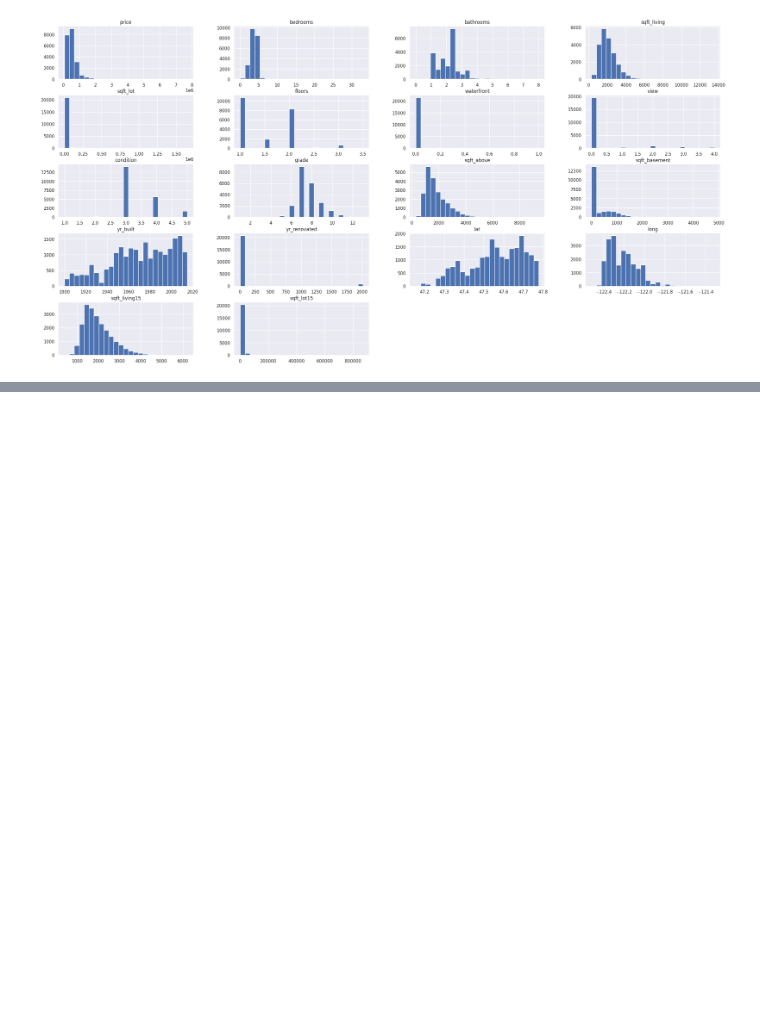
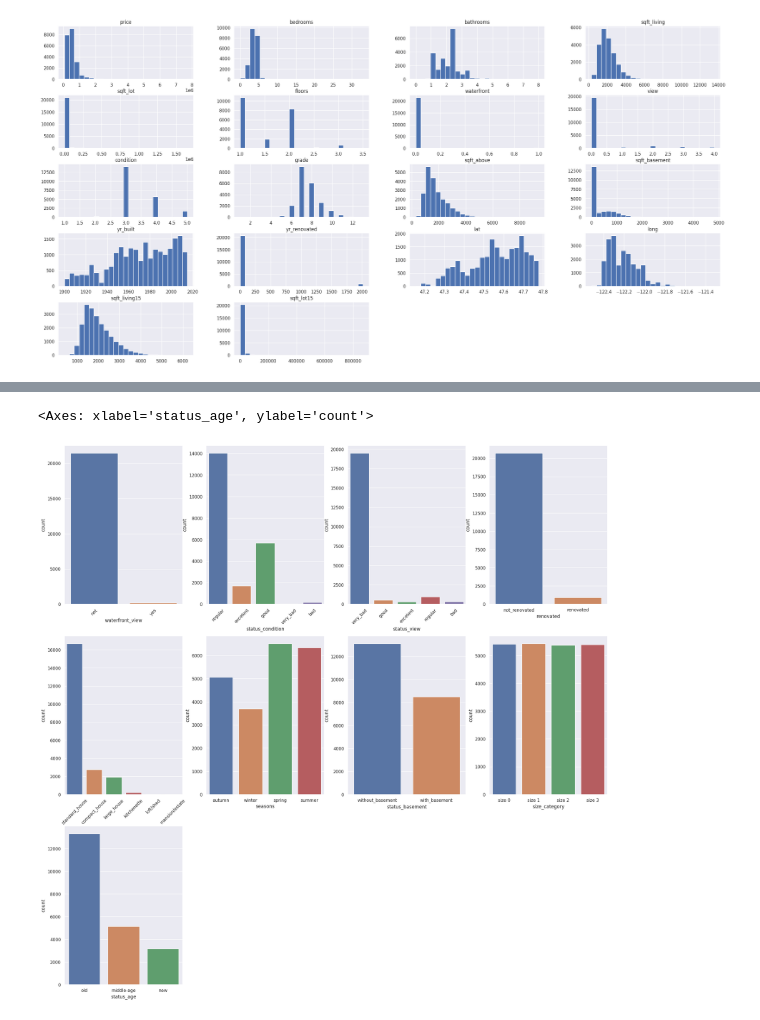
Before and after one commit to Mat004/house_rocket_new, a Jupyter notebook: House Rocket - EDA.ipynb, the cells around one changed output, grey strips where cells are left out. Drawn from its saved outputs; the diff is of its cells as text; code cells hidden in the pictures; blank space fills up the shorter version.

```diff
--- a/House Rocket - EDA.ipynb
+++ b/House Rocket - EDA.ipynb
@@ -333,0 +355,36 @@ plt.show()
+# %%
+plt.figure(figsize=(25,25))
+
+plt.subplot(3,4,1)
+sns.countplot(df3, x='waterfront_view', hue='waterfront_view')
+plt.xticks(rotation=45)
+
+plt.subplot(3,4,2)
+sns.countplot(df3, x='status_condition', hue='status_condition')
+plt.xticks(rotation=45)
+
+plt.subplot(3,4,3)
+sns.countplot(df3, x='status_view', hue='status_view')
+plt.xticks(rotation=45)
+
+plt.subplot(3,4,4)
+sns.countplot(df3, x='renovated', hue='renovated')
+
+plt.subplot(3,4,5)
+sns.countplot(df3, x='property_type', hue='property_type')
+plt.xticks(rotation=45)
+
+plt.subplot(3,4,6)
+sns.countplot(df3, x='seasons', hue='seasons')
+
+plt.subplot(3,4,7)
+sns.countplot(df3, x='status_basement', hue='status_basement')
+
+plt.subplot(3,4,8)
+sns.countplot(df3, x='size_category', hue='size_category')
+
+plt.subplot(3,4,9)
+sns.countplot(df3, x='status_age', hue='status_age')
+# %% [output]
+<Axes: xlabel='status_age', ylabel='count'>
+[figure, added]
```
Also changed, not shown: parts of 2 cells of this notebook.
